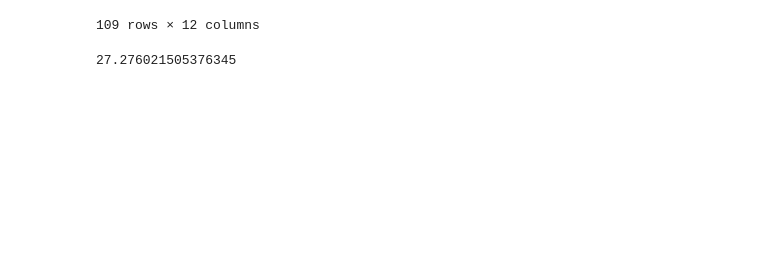
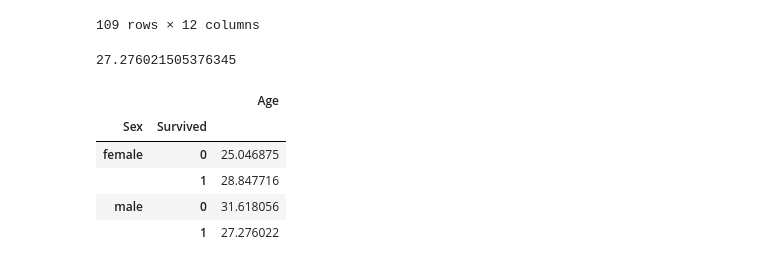
Before and after one commit to AaronRM9416/Core-Classwork, a Jupyter notebook: Titanic_core.ipynb, the cells around one changed output. Drawn from its saved outputs; the diff is of its cells as text; code cells hidden in the pictures; blank space fills up the shorter version.

```diff
--- a/Titanic_core.ipynb
+++ b/Titanic_core.ipynb
@@ -284,3 +284,12 @@ age_fil4 = living_mandf['Age'].mean()
 age_fil4                                        ## Average age of living Male passengers
 # %% [output]
 27.276021505376345
+# %%
+titan_df.groupby(['Sex', 'Survived'])[['Age']].mean() ## Final answer
+# %% [output]
+|  |  | Age |
+| Sex | Survived |  |
+| female | 0 | 25.046875 |
+|  | 1 | 28.847716 |
+| male | 0 | 31.618056 |
+|  | 1 | 27.276022 |
```
Also changed, not shown: parts of 1 cell of this notebook.
